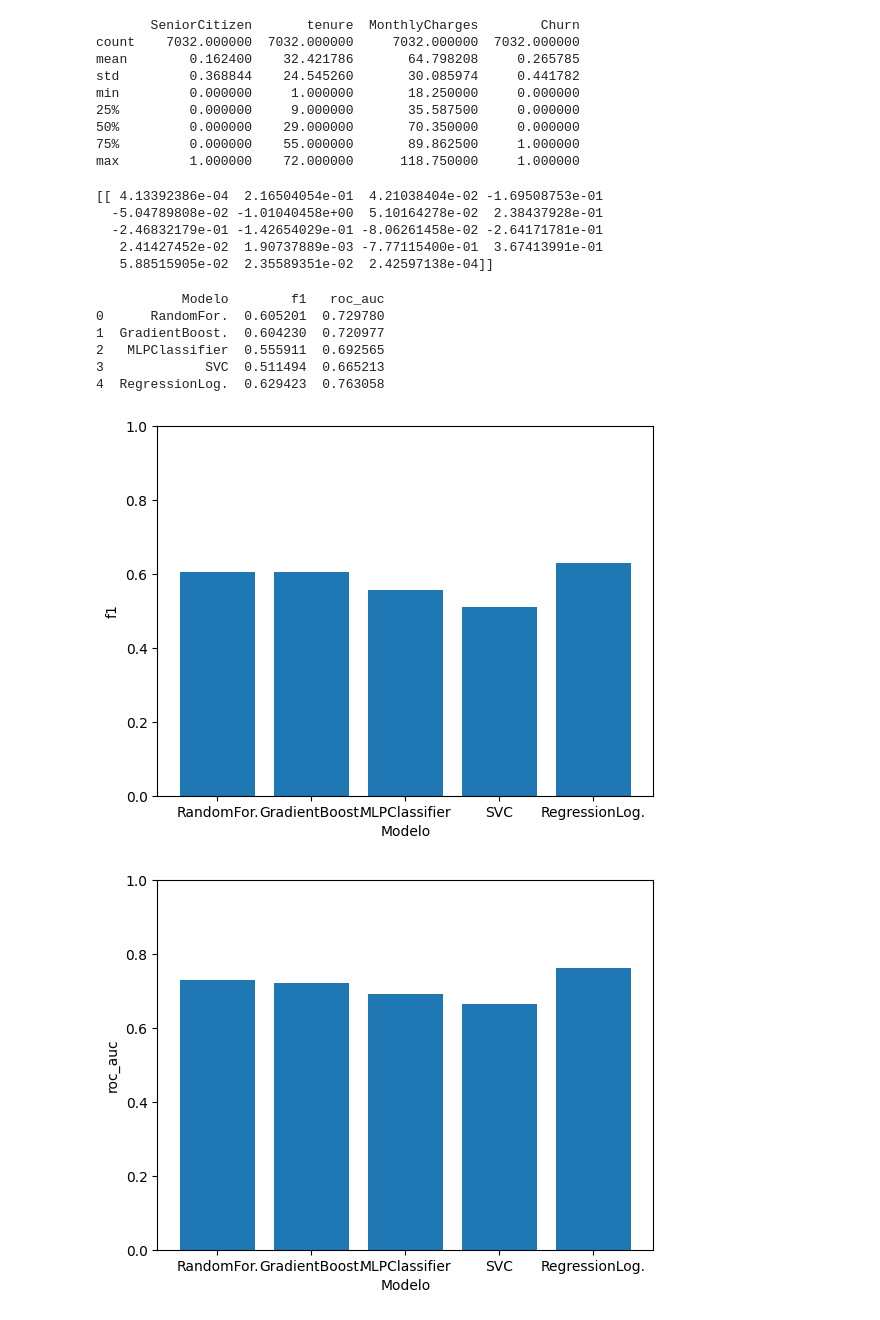
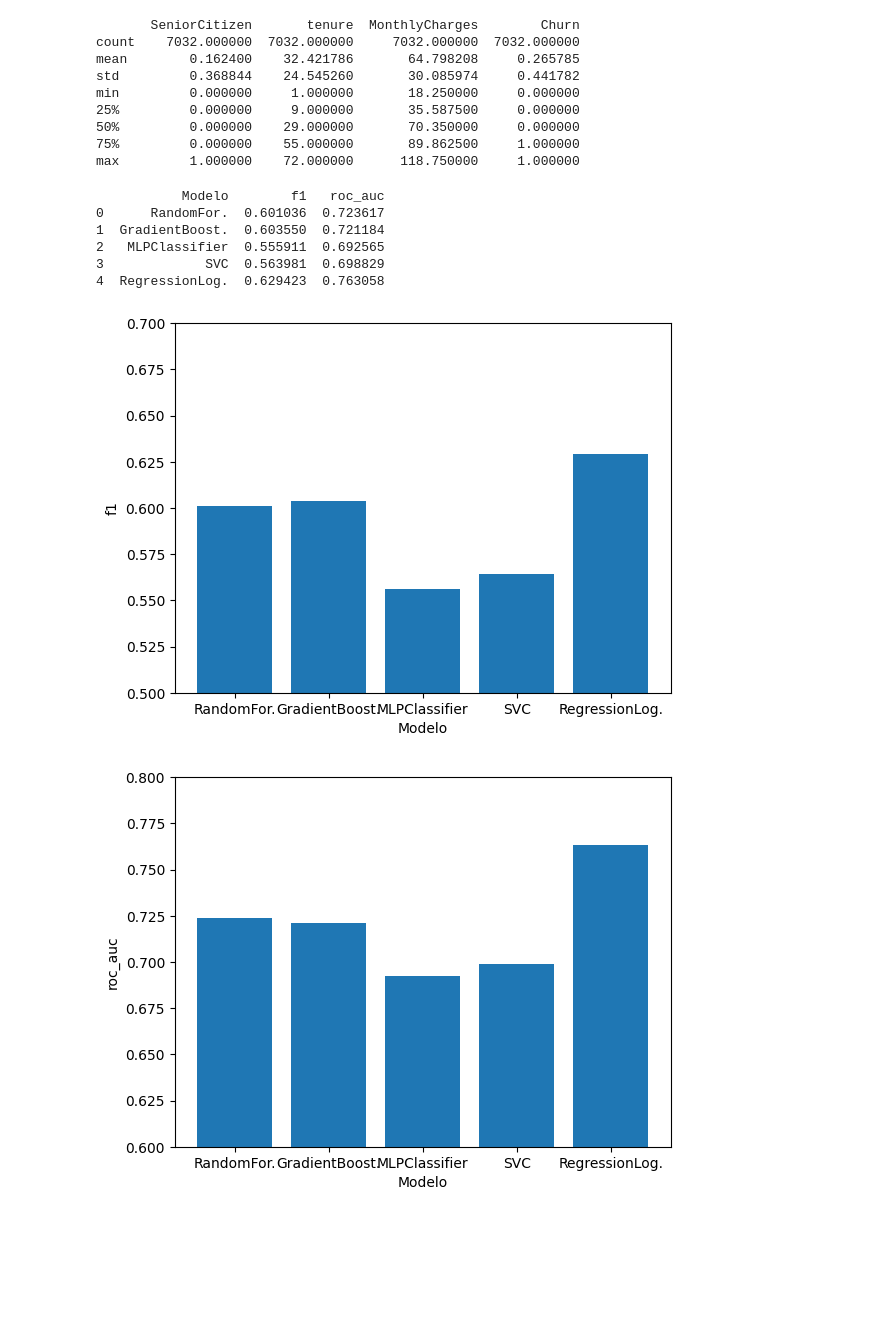
Before and after one commit to angel7005/ia, a Jupyter notebook: ns-4 - comparacion.ipynb, the cells around one changed output. Drawn from its saved outputs; the diff is of its cells as text; code cells hidden in the pictures; blank space fills up the shorter version.

Commit message:
Actualizado cuaderno 4, comparacion de modelos y el readme

```diff
--- a/ns-4 - comparacion.ipynb
+++ b/ns-4 - comparacion.ipynb
@@ -50,21 +62,17 @@ y_train = X1['Churn']
 y_test  = X2['Churn']
 # %%
 # RandomForest, con parametros ajustados
-from sklearn.ensemble import RandomForestClassifier
-from sklearn.metrics import f1_score, roc_auc_score
-
-rf = RandomForestClassifier(n_estimators=300, class_weight={1:10, 0:1}, max_depth=15, max_features=5,
+rf = RandomForestClassifier(n_estimators=300, class_weight='balanced', max_depth=15, max_features=5,
 	min_samples_split=2, min_samples_leaf=2,random_state=42)
 rf.fit(X_train,y_train)
 
 #Calculo las predicciones con el conjunto de prueba X_test
-predictions = rf.predict(X_test)
-f1_rf = f1_score(y_test,predictions)
-roc_auc_rf = roc_auc_score(y_test,predictions)
+rf_predictions = rf.predict(X_test)
+f1_rf = f1_score(y_test,rf_predictions)
+roc_auc_rf = roc_auc_score(y_test,rf_predictions)
 # %%
 # GradientBoosting, con parametros ajustados
-from sklearn.ensemble import GradientBoostingClassifier
-gb = GradientBoostingClassifier(learning_rate=0.1, max_depth=3, max_features=19,min_samples_leaf=2, random_state=42)
+gb = GradientBoostingClassifier(learning_rate=0.1, max_depth=3, max_features=7,min_samples_leaf=2, random_state=42)
 gb.fit(X_train,y_train)
 
 #Calculo las predicciones con el conjunto de prueba X_test
@@ -83,8 +90,7 @@ f1_mlp = f1_score(y_test,mlp_predictions)
 roc_auc_mlp = roc_auc_score(y_test,mlp_predictions)
 # %%
 # SVC, con parametros ajustados
-from sklearn.svm import SVC
-svm = SVC(C=3, gamma=0.01, kernel='rbf', random_state=42)
+svm = SVC(C=3, gamma=0.01, kernel='rbf', class_weight='balanced', random_state=42)
 svm.fit(X_train,y_train)
 
 #Calculo las predicciones con el conjunto de prueba X_test
@@ -93,7 +99,6 @@ f1_svm = f1_score(y_test,svm_predictions)
 roc_auc_svm = roc_auc_score(y_test,svm_predictions)
 # %%
 # LogisticRegression modelo con parametros ajustados
-from sklearn.linear_model import LogisticRegression
 lr = LogisticRegression(class_weight={ 0:1, 1:4}, solver='liblinear', random_state=42)
 lr.fit(X_train,y_train)
 
@@ -101,12 +106,6 @@ lr.fit(X_train,y_train)
 lr_predictions = lr.predict(X_test)
 f1_lr = f1_score(y_test,lr_predictions)
 roc_auc_lr = roc_auc_score(y_test,lr_predictions)
-# %% [output]
-[[ 4.13392386e-04  2.16504054e-01  4.21038404e-02 -1.69508753e-01
-  -5.04789808e-02 -1.01040458e+00  5.10164278e-02  2.38437928e-01
-  -2.46832179e-01 -1.42654029e-01 -8.06261458e-02 -2.64171781e-01
-   2.41427452e-02  1.90737889e-03 -7.77115400e-01  3.67413991e-01
-   5.88515905e-02  2.35589351e-02  2.42597138e-04]]
 # %%
 # Crear el dataframe con las metricas f1
 df = pd.DataFrame({
@@ -119,31 +118,31 @@ df = pd.DataFrame({
 print(df)
 # %% [output]
            Modelo        f1   roc_auc
-0      RandomFor.  0.605201  0.729780
-1  GradientBoost.  0.604230  0.720977
+0      RandomFor.  0.601036  0.723617
+1  GradientBoost.  0.603550  0.721184
 2   MLPClassifier  0.555911  0.692565
-3             SVC  0.511494  0.665213
+3             SVC  0.563981  0.698829
 4  RegressionLog.  0.629423  0.763058
 # %%
 # Graficar resultados
 import matplotlib.pyplot as plt
 plt.bar(df['Modelo'],df['f1'])
-plt.ylim([0,1])
+plt.ylim([0.5,0.7])
 plt.xlabel('Modelo')
 plt.ylabel('f1')
 #plt.Title('Comparacion de modelos por f1')
 plt.show()
 # %% [output]
-[figure, old version]
+[figure, new version]
 # %%
 # Graficar resultados
 import matplotlib.pyplot as plt
 plt.bar(df['Modelo'],df['roc_auc'])
-plt.ylim([0,1])
+plt.ylim([0.6,0.8])
 plt.xlabel('Modelo')
 plt.ylabel('roc_auc')
 #plt.Title('Comparacion de modelos por roc_auc')
 plt.show()
 # %% [output]
-[figure, old version]
+[figure, new version]
 # %%
```
Also changed, not shown: parts of 7 cells of this notebook, 1 other file.
